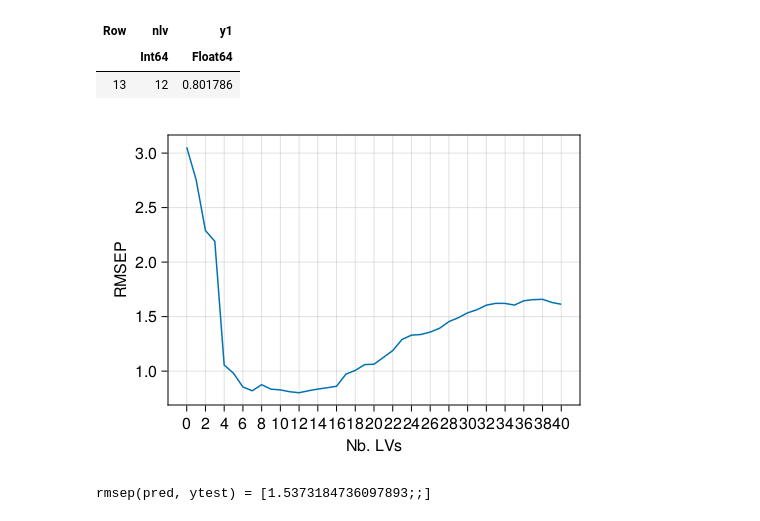
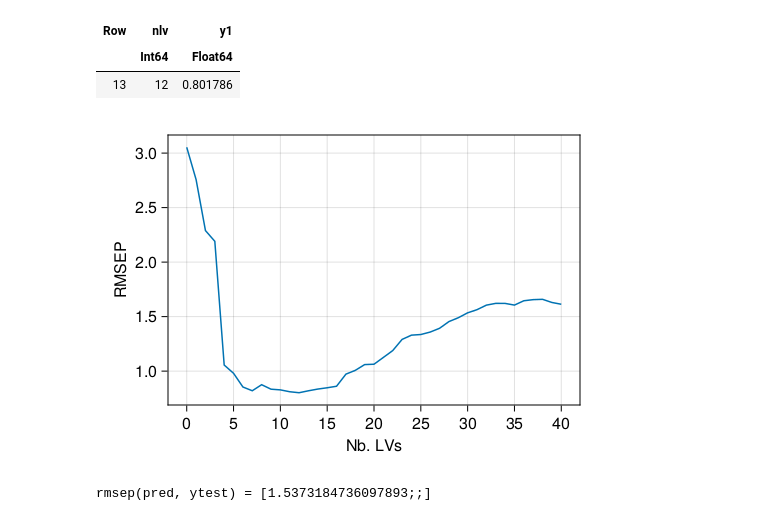
Before and after one commit to mlesnoff/JchemoDemo, a Jupyter notebook: Examples_Jchemo/ipynb/Regression/cassav_lwmlr_s.ipynb, the cells around one changed output. Saved outputs shown, nothing was run; the diff lists cells and outputs as text; code cells hidden in the pictures.

```diff
--- a/Examples_Jchemo/ipynb/Regression/cassav_lwmlr_s.ipynb
+++ b/Examples_Jchemo/ipynb/Regression/cassav_lwmlr_s.ipynb
@@ -133,10 +133,10 @@ DataFrameRow (2 columns)
 |  | Int64 | Float64 |
 | 13 | 12 | 0.801786 |
 # %%
-plotgrid(res.nlv, res.y1; step = 2,
+plotgrid(res.nlv, res.y1; step = 5,
     xlabel = "Nb. LVs", ylabel = "RMSEP").f
 # %% [output]
-[figure, old version]
+[figure, new version]
 # %%
 fm = plskern(Xtrain, ytrain; nlv = res.nlv[u]) ;
 pred = Jchemo.predict(fm, Xtest).pred ;
```
Also changed, not shown: parts of 2 cells of this notebook, 3 other files.
